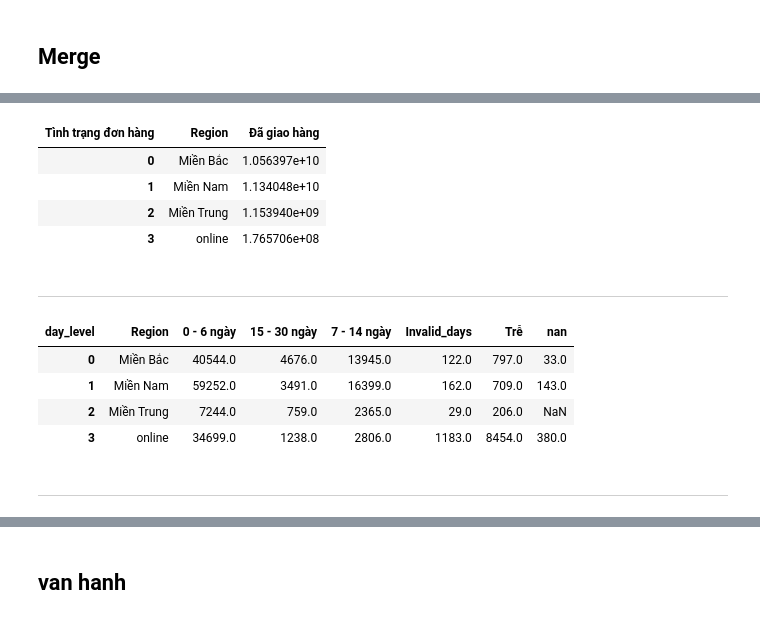
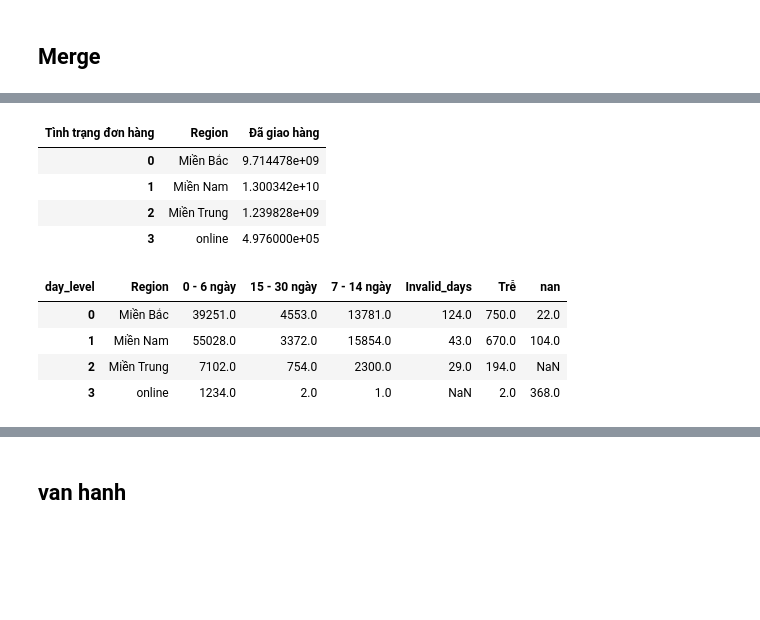
Before and after one commit to gbluu/gte, a Jupyter notebook: run-meeting.ipynb, the cells around one changed output, grey strips where cells are left out. Cells and saved outputs as stored; diff of their text form; code cells hidden in the pictures; blank space fills up the shorter version.

```diff
--- a/run-meeting.ipynb
+++ b/run-meeting.ipynb
@@ -86,7 +86,7 @@ pattern = '|'.join(values_to_remove)
 
 po_filter_kho = po_filter.loc[~po_filter['Kho xuất'].str.contains(pattern, case=False)]
 #Filter Ma chu hang HP, RW
-values_to_remove_mch = ['HP', 'RW', 'GB']
+values_to_remove_mch = ['HP', 'RW', 'GB', 'HP01', 'RW01']
 
 pattern_mch = '|'.join(values_to_remove_mch)
 
@@ -224 +228,3 @@ po_run['ngaybangiaohoadon'] = po_run['ngaybangiaohoadon'].apply(pd.to_datetime,
+# %%
+po_hp = po_run[po_run['Mã chủ hàng'] == 'HP']
 # %%
@@ -239,10 +240,5 @@ chungtu
 # %%
-chungtu_chuahoan = po_run[(po_run['Tình trạng đơn hàng'] == 'Đã giao hàng')|(po_run['Tình trạng đơn hàng'] == 'Đã bàn giao chứng từ')]
+chungtu_chuahoan = po_hp[(po_hp['Tình trạng đơn hàng'] == 'Đã giao hàng')|(po_hp['Tình trạng đơn hàng'] == 'Đã bàn giao chứng từ')]
 
-chungtu_chuahoan = pd.pivot_table(chungtu_chuahoan, index='day_level', columns='Tình trạng đơn hàng', values='ID_PO', aggfunc='count')
-
-chungtu_chuahoan['%_dahoan'] = chungtu_chuahoan['Đã bàn giao chứng từ'] / chungtu_chuahoan['Đã bàn giao chứng từ'].sum() *100
-chungtu_chuahoan['%_chuahoan'] = chungtu_chuahoan['Đã giao hàng'] / chungtu_chuahoan['Đã giao hàng'].sum() *100
-
-chungtu_chuahoan
+pd.pivot_table(chungtu_chuahoan, index='day_level', columns='Tình trạng đơn hàng', values='ID_PO', aggfunc='count')
 # %% [output]
@@ -271,10 +276,8 @@ pd.pivot_table(gtri_ctchuahoan, index='day_level', columns='Tình trạng đơn
 # %%
-pd.pivot_table(gtri_ctchuahoan, index='Region', columns='Tình trạng đơn hàng', values='amount_po', aggfunc=np.sum).reset_index()
+pd.pivot_table(chungtu_chuahoan[(chungtu_chuahoan['Tình trạng đơn hàng'] == 'Đã giao hàng')], index='Region', columns='Tình trạng đơn hàng', values='amount_po', aggfunc=np.sum).reset_index()
 # %% [output]
 | Tình trạng đơn hàng | Region | Đã giao hàng |
-| 0 | Miền Bắc | 1.056397e+10 |
-| 1 | Miền Nam | 1.134048e+10 |
-| 2 | Miền Trung | 1.153940e+09 |
-| 3 | online | 1.765706e+08 |
+| 0 | Miền Bắc | 9.714478e+09 |
+| 1 | Miền Nam | 1.300342e+10 |
+| 2 | Miền Trung | 1.239828e+09 |
+| 3 | online | 4.976000e+05 |
-# %% [markdown]
----
@@ -283,10 +284,9 @@ ctdahoan = po_run[(po_run['Tình trạng đơn hàng'] == 'Đã bàn giao chứn
 # %%
-pd.pivot_table(ctdahoan, index='Region', columns='day_level', values='ID_PO', aggfunc='count').reset_index()
+# da hoan chung tu
+pd.pivot_table(chungtu_chuahoan[(chungtu_chuahoan['Tình trạng đơn hàng'] == 'Đã bàn giao chứng từ')], index='Region', columns='day_level', values='ID_PO', aggfunc='count').reset_index()
 # %% [output]
 | day_level | Region | 0 - 6 ngày | 15 - 30 ngày | 7 - 14 ngày | Invalid_days | Trễ | nan |
-| 0 | Miền Bắc | 40544.0 | 4676.0 | 13945.0 | 122.0 | 797.0 | 33.0 |
-| 1 | Miền Nam | 59252.0 | 3491.0 | 16399.0 | 162.0 | 709.0 | 143.0 |
-| 2 | Miền Trung | 7244.0 | 759.0 | 2365.0 | 29.0 | 206.0 | NaN |
-| 3 | online | 34699.0 | 1238.0 | 2806.0 | 1183.0 | 8454.0 | 380.0 |
+| 0 | Miền Bắc | 39251.0 | 4553.0 | 13781.0 | 124.0 | 750.0 | 22.0 |
+| 1 | Miền Nam | 55028.0 | 3372.0 | 15854.0 | 43.0 | 670.0 | 104.0 |
+| 2 | Miền Trung | 7102.0 | 754.0 | 2300.0 | 29.0 | 194.0 | NaN |
+| 3 | online | 1234.0 | 2.0 | 1.0 | NaN | 2.0 | 368.0 |
-# %% [markdown]
----
```
Also changed, not shown: parts of 36 cells of this notebook, 4 other files.
